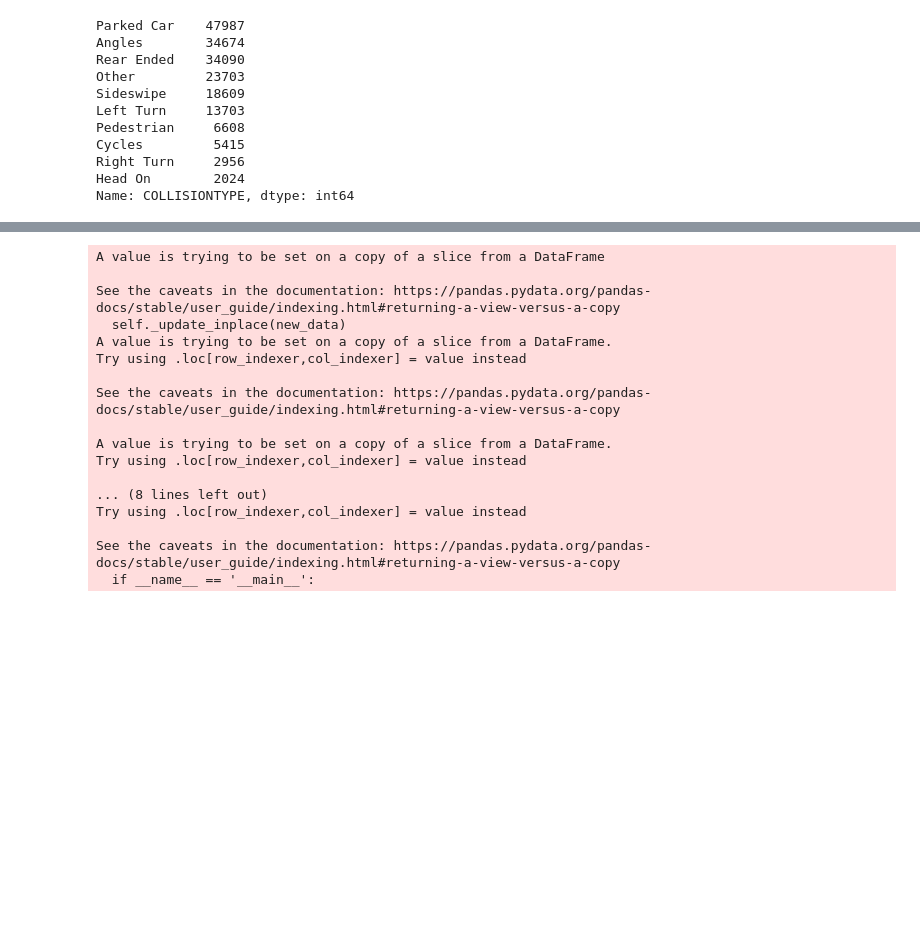
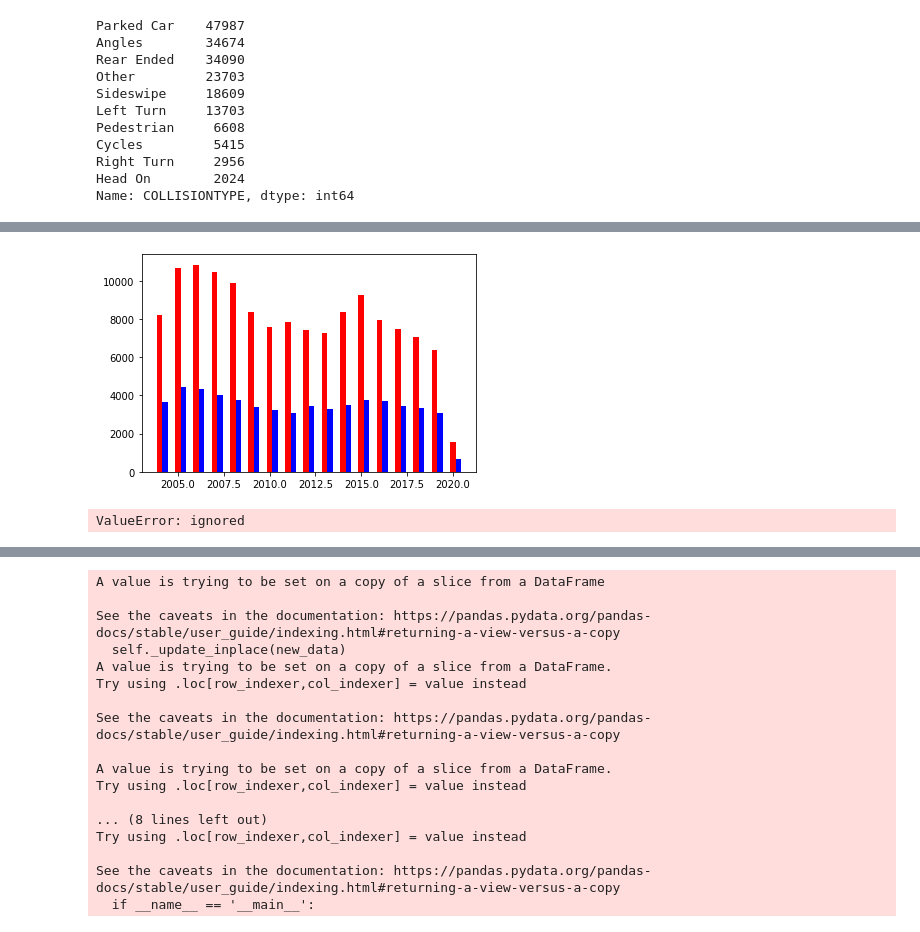
Before and after one commit to rochismandatta/IBM_Capstone_Proj, a Jupyter notebook: IBM_Capstone_Car_Accidents.ipynb, the cells around one changed output, grey strips where cells are left out. Cells and saved outputs as stored; diff of their text form; code cells hidden in the pictures; blank space fills up the shorter version.

```diff
--- a/IBM_Capstone_Car_Accidents.ipynb
+++ b/IBM_Capstone_Car_Accidents.ipynb
@@ -33,7 +33,10 @@ data2['INCDTTM'] = pd.to_datetime(data2['INCDTTM'], errors='coerce')
   #speed.dropna(inplace = True)
 
 data2['Year']=data2['INCDTTM'].dt.year
-
+data2['Month']=data2['INCDTTM'].dt.month
+data2['Day']=data2['INCDTTM'].dt.day
+data2['Weekday']=data2['INCDTTM'].dt.weekday
+data2['Hour'] = data2['INCDTTM'].dt.hour
 '''
 alcohol = data2[data2['UNDERINFL'] == "Y"]
 alcohol = alcohol[alcohol['Year'].isin([2015,2020])]
@@ -361,3 +364,31 @@ See the caveats in the documentation: https://pandas.pydata.org/pandas-docs/stab
 | 2 | Block | 4 | 0 | 0 | 3 | NaN | 0 | Overcast | Dry | ... |
 | 3 | Block | 3 | 0 | 0 | 3 | NaN | N | Clear | Dry | ... |
 | 4 | Intersection | 2 | 0 | 0 | 2 | NaN | 0 | Raining | Wet | ... |
+# %%
+##Time plotting of accidents
+years  = data2['Year'].unique()
+width = 0.3
+for year in years:
+  X2 = data2[data2['Year'] == year]
+  val1 = X2[X2['SEVERITYCODE'] == 1 ].shape[0]
+  val2 = X2[X2['SEVERITYCODE'] == 2 ].shape[0]
+  plt.bar(int(year), val1, width  = width, color = 'red')
+  plt.bar(int(year) + width, val2, width  = width,color = 'blue')
+
+plt.show()
+# %% [output]
+[figure, added]
+# %%
+data3 = data2['Year'] == 2020].drop()
+years  = data3['Month'].unique()
+width = 0.3
+for year in years:
+  X2 = data3[data3['Month'] == year]
+  val1 = X2[X2['SEVERITYCODE'] == 1 ].shape[0]
+  val2 = X2[X2['SEVERITYCODE'] == 2 ].shape[0]
+  plt.bar(int(year), val1, width  = width, color = 'red')
+  plt.bar(int(year) + width, val2, width  = width,color = 'blue')
+
+plt.show()
+# %% [output]
+ValueError: ignored
```
Also changed, not shown: parts of 5 cells of this notebook.
